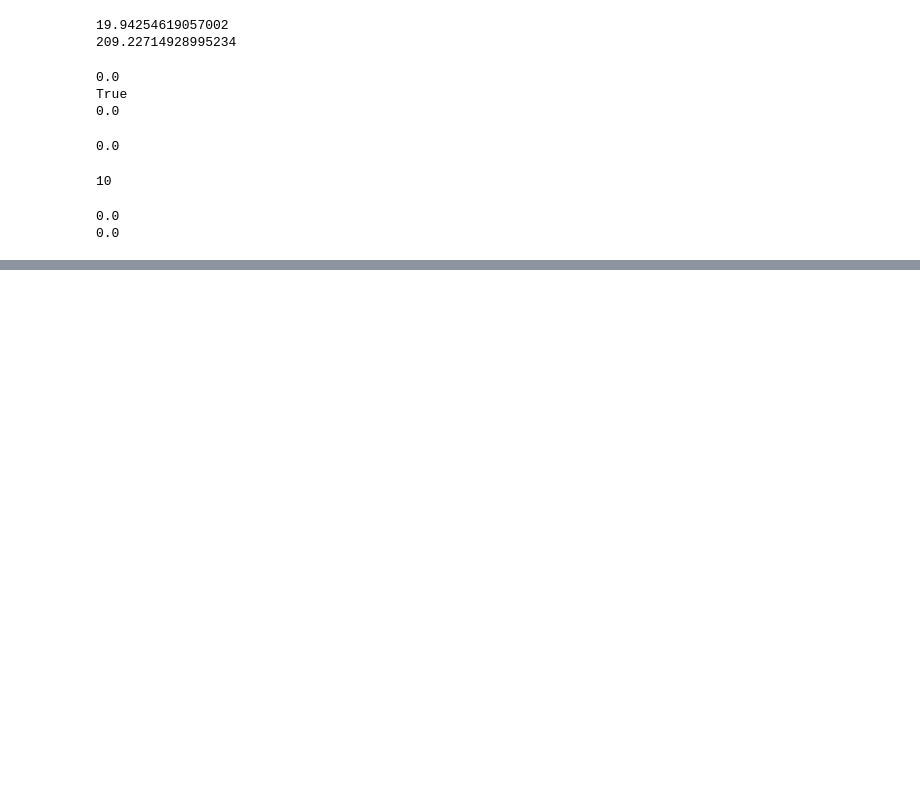
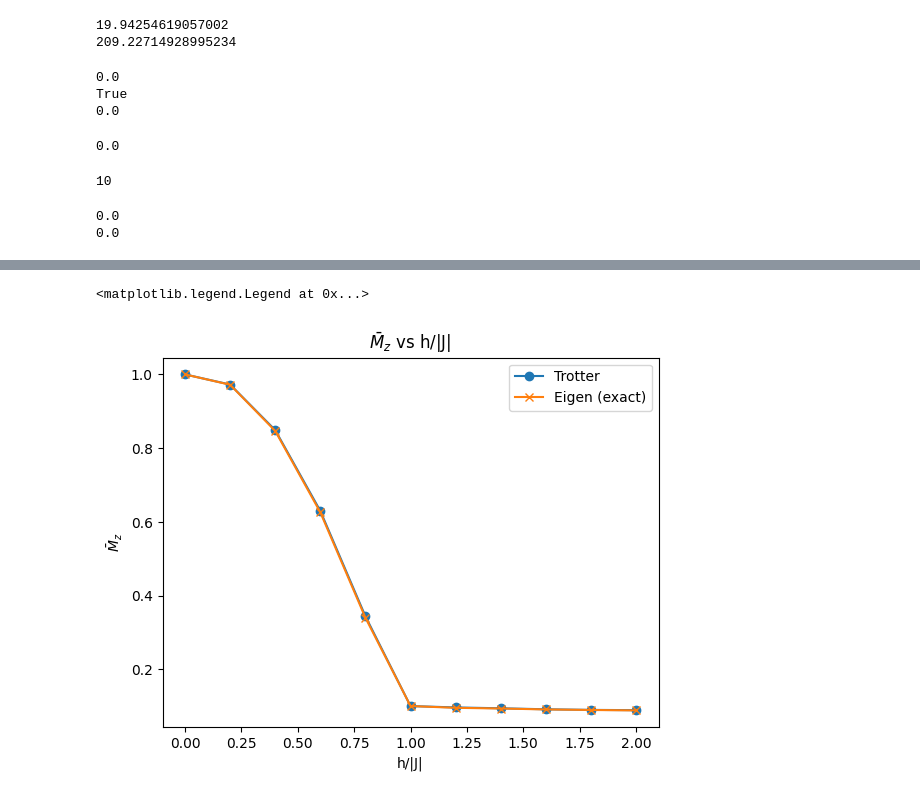
Before and after one commit to sahadebadrita/QL-gates, a Jupyter notebook: notebooks/cldyntests.ipynb, the cells around one changed output, grey strips where cells are left out. Saved outputs shown, nothing was run; the diff lists cells and outputs as text; code cells hidden in the pictures; blank space fills up the shorter version.

```diff
--- a/notebooks/cldyntests.ipynb
+++ b/notebooks/cldyntests.ipynb
@@ -415,0 +535,19 @@ print(np.linalg.norm(Hamiltonian_3-Hamiltonian_1,'fro'))
+# %%
+M_eq_trotter = []
+
+for cfg.h in [0.0, 0.2, 0.4, 0.6, 0.8, 1.0, 1.2, 1.4, 1.6, 1.8, 2.0]:
+
+    # --- Trotter propagation ---
+    psit_trot = propagate_state_classical(cfg, psi0)
+
+    expectation_mz_trot = np.empty((psit_trot.shape[1], cfg.NQL + 2))
+    for j in range(len(mz)):
+        expectation_mz_trot[:, j] = expectation(psit_trot, mz[j])
+    expectation_mz_trot[:, -1] = np.arange(cfg.timesteps)
+    expectation_mz_trot[:, -2] = np.mean(expectation_mz_trot[:, :-2], axis=1)
+    M_eq_trotter.append(np.mean(np.abs(expectation_mz_trot[:, -2])))
+
+    ratios.append(abs(cfg.h / cfg.J))
+
+print("Trotter:", M_eq_trotter)
+print("Ratios: ", ratios)
@@ -415,0 +557,18 @@ print(np.linalg.norm(Hamiltonian_3-Hamiltonian_1,'fro'))
+# %%
+M_eq_eigen = []
+
+for cfg.h in [0.0, 0.2, 0.4, 0.6, 0.8, 1.0, 1.2, 1.4, 1.6, 1.8, 2.0]:
+
+    # --- Exact (eigendecomposition) propagation ---
+    H = transverse_field_ising(cfg.NQL, cfg.J, cfg.h)
+    psit_eigen = exact_eigen(H, psi0, times)
+
+    expectation_mz_eigen = np.empty((psit_eigen.shape[1], cfg.NQL + 2))
+    for j in range(len(mz)):
+        expectation_mz_eigen[:, j] = expectation(psit_eigen, mz[j])
+    expectation_mz_eigen[:, -1] = np.arange(cfg.timesteps)
+    expectation_mz_eigen[:, -2] = np.mean(expectation_mz_eigen[:, :-2], axis=1)
+    M_eq_eigen.append(np.mean(np.abs(expectation_mz_eigen[:, -2])))
+
+
+print("Eigen:  ", M_eq_eigen)
@@ -415,0 +588,10 @@ print(np.linalg.norm(Hamiltonian_3-Hamiltonian_1,'fro'))
+# %%
+plt.plot(ratios, M_eq_trotter, marker='o', label='Trotter')
+plt.plot(ratios, M_eq_eigen, marker='x', label='Eigen (exact)')
+plt.xlabel('h/|J|')
+plt.ylabel(r'$\bar{M}_{z}$')
+plt.title(r'$\bar{M}_{z}$ vs h/|J|')
+plt.legend()
+# %% [output]
+<matplotlib.legend.Legend at 0x...>
+[figure, added]
```
Also changed, not shown: parts of 9 cells of this notebook, 2 other files.
